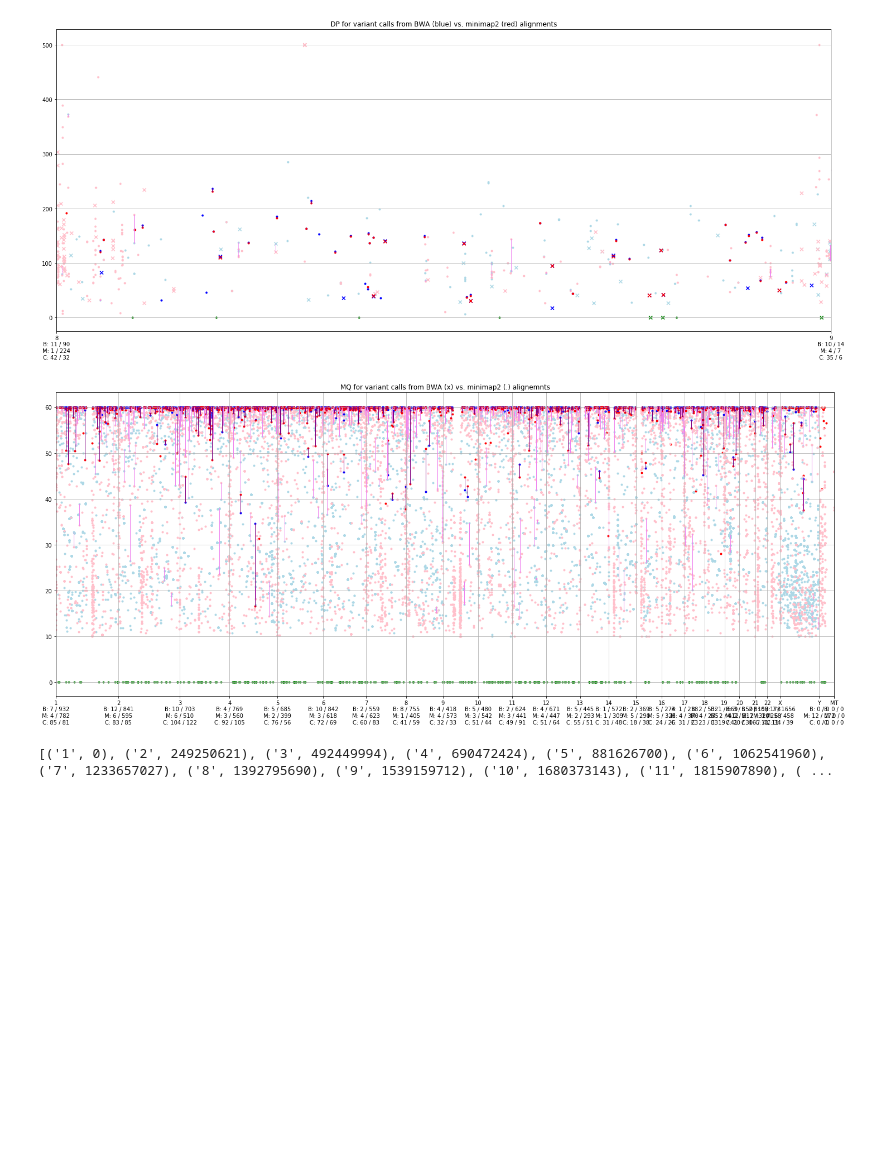
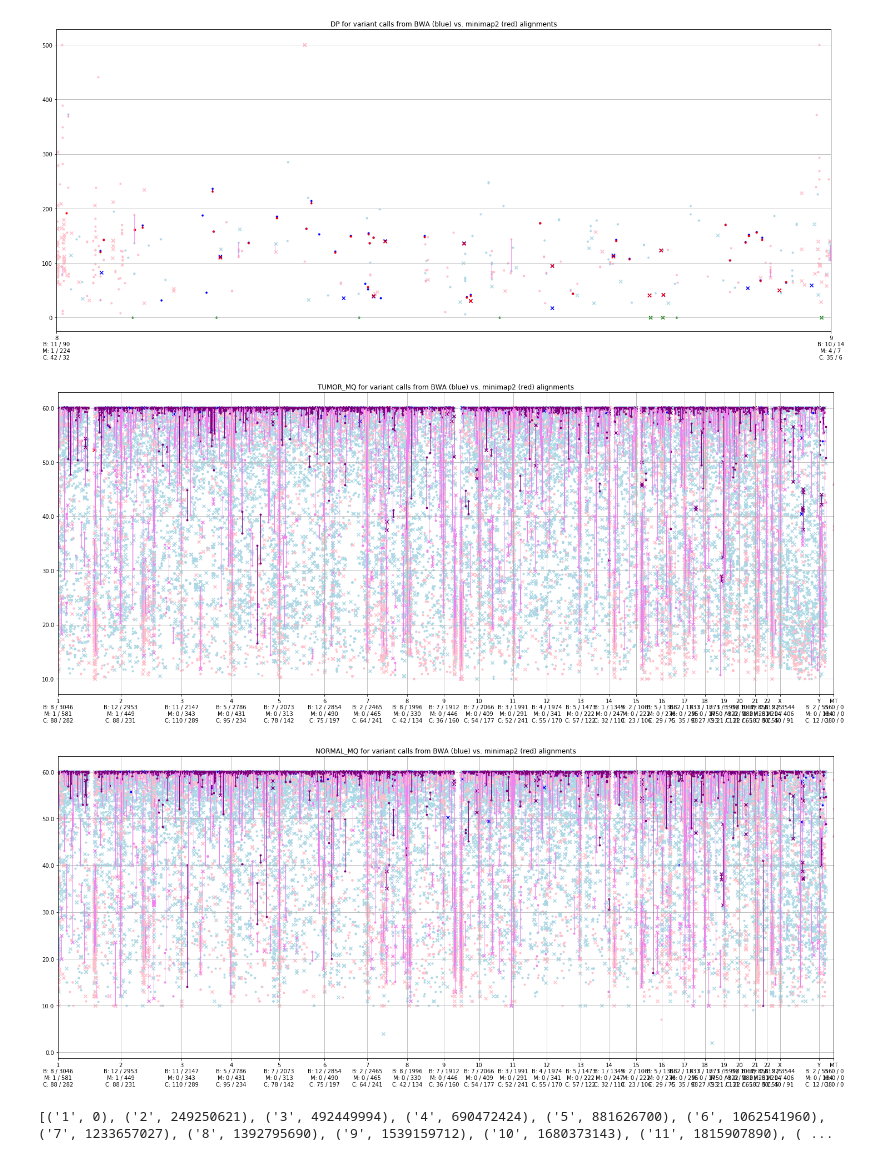
Before and after one commit to umccr/umccrise, a Jupyter notebook: analysis/minimap2/Minimap2_explore.ipynb, the cells around one changed output. Saved outputs shown, nothing was run; the diff lists cells and outputs as text; code cells hidden in the pictures; blank space fills up the shorter version.

```diff
--- a/analysis/minimap2/Minimap2_explore.ipynb
+++ b/analysis/minimap2/Minimap2_explore.ipynb
@@ -536,11 +512,13 @@ df, ax = plot('strelka2', 'dp', chrom=8, max_y=500)
 9
 [('8', 1392795690), ('9', 1539159712)]
 [figure]
-# %%
-plot('vardict', 'mq')
-pass
-# %% [output]
-[figure, removed]
+# %%
+plot('vardict', 'TUMOR_MQ', max_y=60)
+plot('vardict', 'NORMAL_MQ', max_y=60)
+pass
+# %% [output]
+[figure, added]
+[figure, added]
 # %%
 plot('vardict', 'nm')
 pass
```
Also changed, not shown: parts of 4 cells of this notebook.
